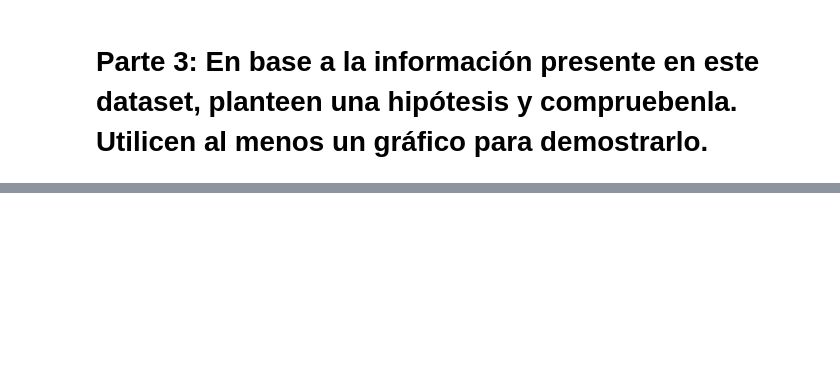
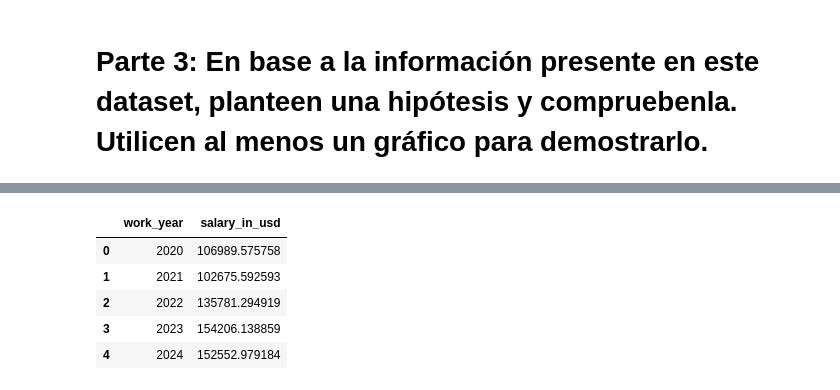
Before and after one commit to lnastri25/IA_UCEMA, a Jupyter notebook: repaso_librerias/Ejercicio_Repaso.ipynb, the cells around one changed output, grey strips where cells are left out. Cells and saved outputs as stored; diff of their text form; code cells hidden in the pictures; blank space fills up the shorter version.

```diff
--- a/repaso_librerias/Ejercicio_Repaso.ipynb
+++ b/repaso_librerias/Ejercicio_Repaso.ipynb
@@ -249,0 +262,10 @@ plt.figure(figsize=(10, 6))
+# %%
+test2 = personas_mismo_pais_company.groupby("work_year").agg({"salary_in_usd":"mean"}).sort_values(by="work_year").reset_index()
+test2
+# %% [output]
+|  | work_year | salary_in_usd |
+| 0 | 2020 | 106989.575758 |
+| 1 | 2021 | 102675.592593 |
+| 2 | 2022 | 135781.294919 |
+| 3 | 2023 | 154206.138859 |
+| 4 | 2024 | 152552.979184 |
```
Also changed, not shown: parts of 14 cells of this notebook, 4 other files.
